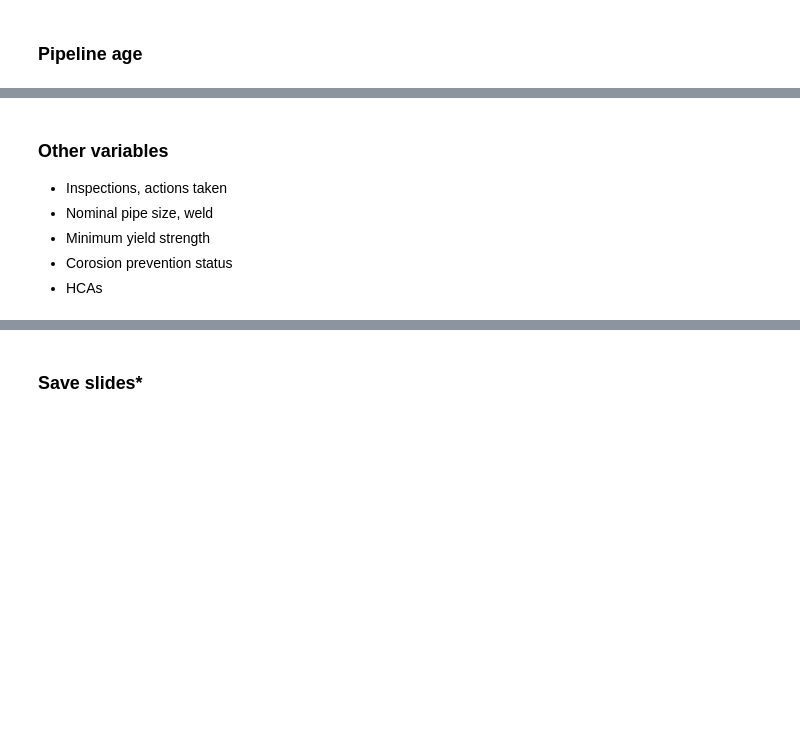
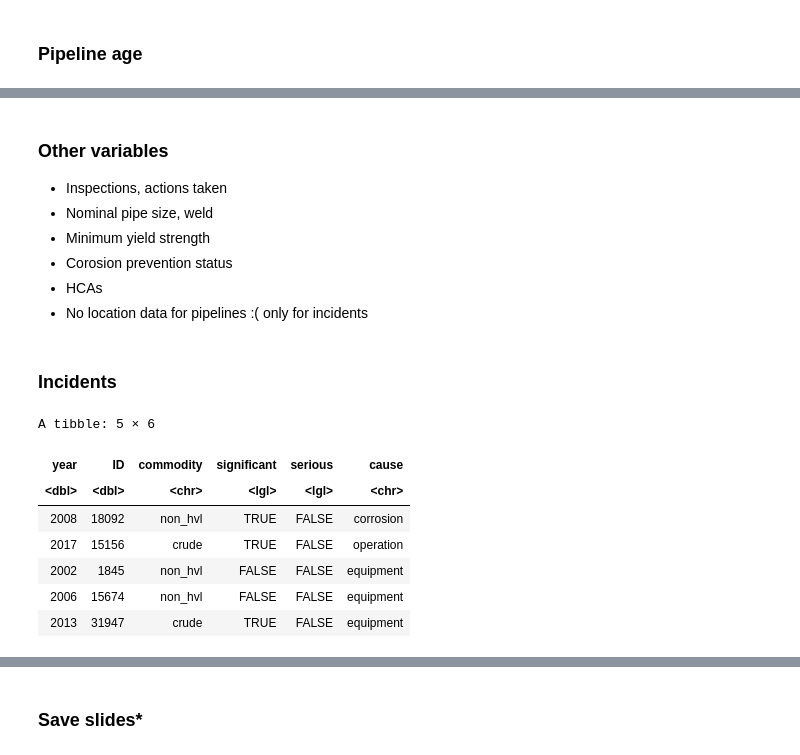
Before and after one commit to julianbarg/spills, a Jupyter notebook: presentations/explore_data_variance/explore_data_variance.ipynb, the cells around one changed output, grey strips where cells are left out. Saved outputs shown, nothing was run; the diff lists cells and outputs as text; code cells hidden in the pictures; blank space fills up the shorter version.

```diff
--- a/presentations/explore_data_variance/explore_data_variance.ipynb
+++ b/presentations/explore_data_variance/explore_data_variance.ipynb
@@ -733,3 +733,18 @@ A tibble: 5 × 111
 * Minimum yield strength
 * Corosion prevention status
 * HCAs
+* No location data for pipelines :( only for incidents
+# %% [markdown]
+### Incidents
+# %%
+incidents <- oildata::incidents
+sample_n(incidents, 5)
+# %% [output]
+A tibble: 5 × 6
+| year | ID | commodity | significant | serious | cause |
+| <dbl> | <dbl> | <chr> | <lgl> | <lgl> | <chr> |
+| 2008 | 18092 | non_hvl | TRUE | FALSE | corrosion |
+| 2017 | 15156 | crude | TRUE | FALSE | operation |
+| 2002 | 1845 | non_hvl | FALSE | FALSE | equipment |
+| 2006 | 15674 | non_hvl | FALSE | FALSE | equipment |
+| 2013 | 31947 | crude | TRUE | FALSE | equipment |
```
Also changed, not shown: parts of 10 cells of this notebook, 3 other files.
